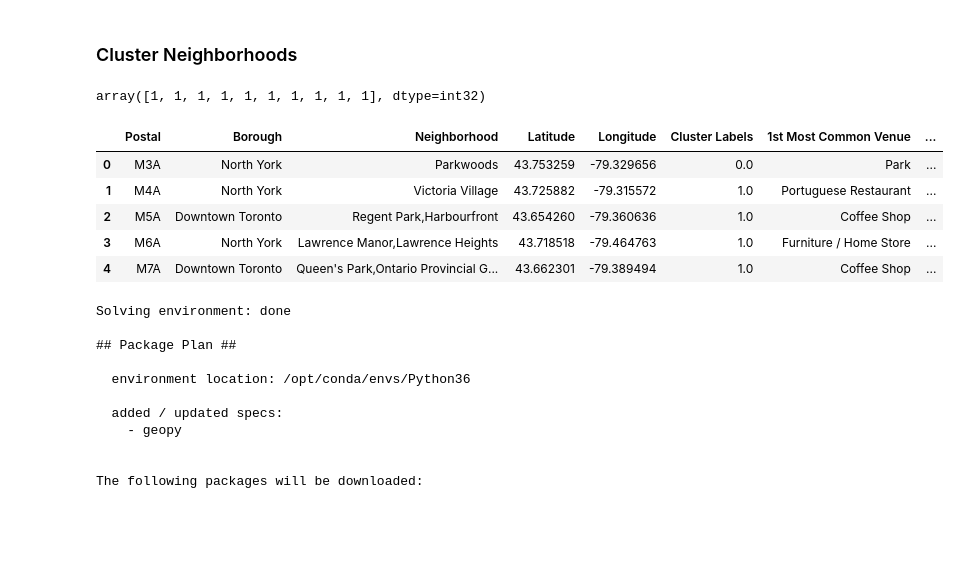
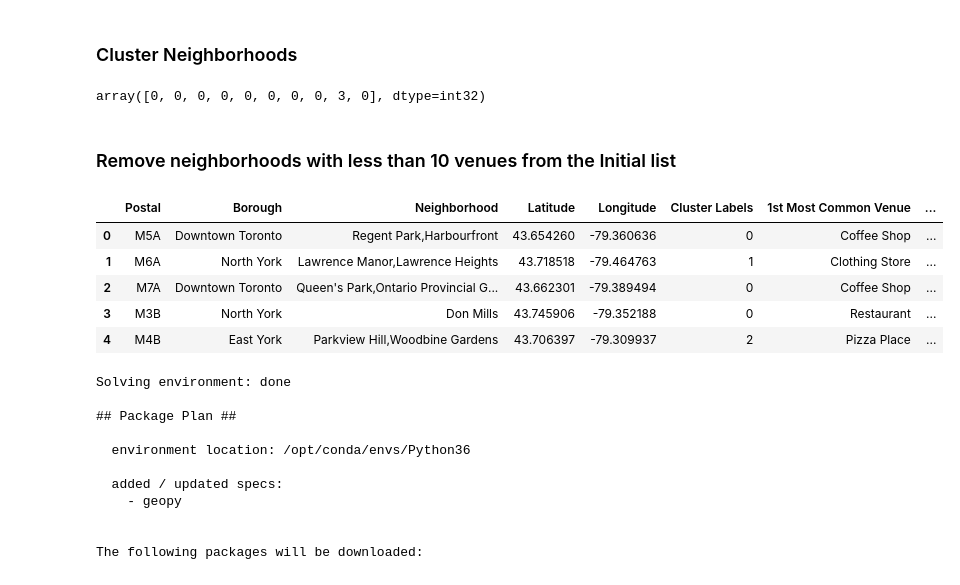
Before and after one commit to Jdev-08/Coursera_Capstone, a Jupyter notebook: Coursera_Capstone.ipynb, the cells around one changed output. Cells and saved outputs as stored; diff of their text form; code cells hidden in the pictures; blank space fills up the shorter version.

```diff
--- a/Coursera_Capstone.ipynb
+++ b/Coursera_Capstone.ipynb
@@ -211,0 +190,5 @@ toranto_venues
+# %%
+Venue_list=toranto_venues[['Neighborhood','Venue']].groupby('Neighborhood').count()
+No_ten_Venue=Venue_list[Venue_list['Venue']<10]
+Venue_list=Venue_list[Venue_list['Venue']>=10]
+print('here are the list of neighborhoods with less than 10 Venues: ',No_ten_Venue)
@@ -211,0 +213,3 @@ toranto_venues
+# %%
+toranto_venues=toranto_venues[toranto_venues['Neighborhood'].isin(Venue_list.index)]
+toranto_venues.shape
@@ -288,24 +286,28 @@ kmeans = KMeans(n_clusters=kclusters, random_state=0).fit(toranto_grouped_cluste
 # check cluster labels generated for each row in the dataframe
 kmeans.labels_[0:10]
 # %% [output]
-array([1, 1, 1, 1, 1, 1, 1, 1, 1, 1], dtype=int32)
+array([0, 0, 0, 0, 0, 0, 0, 0, 3, 0], dtype=int32)
+# %% [markdown]
+### Remove neighborhoods with less than 10 venues from the Initial list
+# %%
+Df_loc_new=Df_loc[Df_loc['Neighborhood'].isin(Venue_list.index)].reset_index(drop=True)
 # %%
 # add clustering labels
-#neighborhoods_venues_sorted.insert(0, 'Cluster Labels', kmeans.labels_)
+neighborhoods_venues_sorted.insert(0, 'Cluster Labels', kmeans.labels_)
 
-toranto_merged = Df_loc
+toranto_merged = Df_loc_new
 
 # merge toronto_grouped with toronto_data to add latitude/longitude for each neighborhood
 toranto_merged = toranto_merged.join(neighborhoods_venues_sorted.set_index('Neighborhood'), on='Neighborhood')
 
 toranto_merged.head() # check the last columns!
 # %% [output]
 |  | Postal | Borough | Neighborhood | Latitude | Longitude | Cluster Labels | 1st Most Common Venue | ... |
-| 0 | M3A | North York | Parkwoods | 43.753259 | -79.329656 | 0.0 | Park | ... |
-| 1 | M4A | North York | Victoria Village | 43.725882 | -79.315572 | 1.0 | Portuguese Restaurant | ... |
-| 2 | M5A | Downtown Toronto | Regent Park,Harbourfront | 43.654260 | -79.360636 | 1.0 | Coffee Shop | ... |
-| 3 | M6A | North York | Lawrence Manor,Lawrence Heights | 43.718518 | -79.464763 | 1.0 | Furniture / Home Store | ... |
-| 4 | M7A | Downtown Toronto | Queen's Park,Ontario Provincial G... | 43.662301 | -79.389494 | 1.0 | Coffee Shop | ... |
+| 0 | M5A | Downtown Toronto | Regent Park,Harbourfront | 43.654260 | -79.360636 | 0 | Coffee Shop | ... |
+| 1 | M6A | North York | Lawrence Manor,Lawrence Heights | 43.718518 | -79.464763 | 1 | Clothing Store | ... |
+| 2 | M7A | Downtown Toronto | Queen's Park,Ontario Provincial G... | 43.662301 | -79.389494 | 0 | Coffee Shop | ... |
+| 3 | M3B | North York | Don Mills | 43.745906 | -79.352188 | 0 | Restaurant | ... |
+| 4 | M4B | East York | Parkview Hill,Woodbine Gardens | 43.706397 | -79.309937 | 2 | Pizza Place | ... |
 # %%
 #!conda install -c conda-forge geopy --yes # uncomment this line if you haven't completed the Foursquare API lab
 from geopy.geocoders import Nominatim
```
Also changed, not shown: parts of 13 cells of this notebook.
